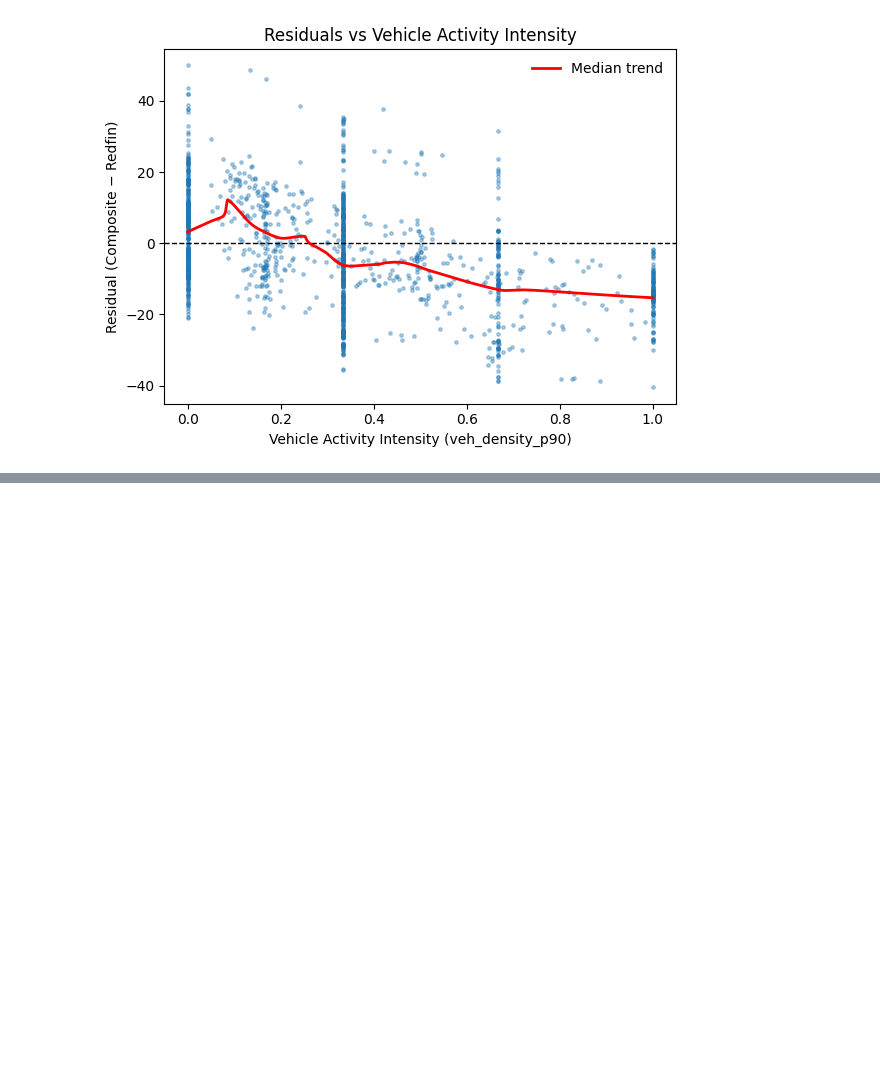
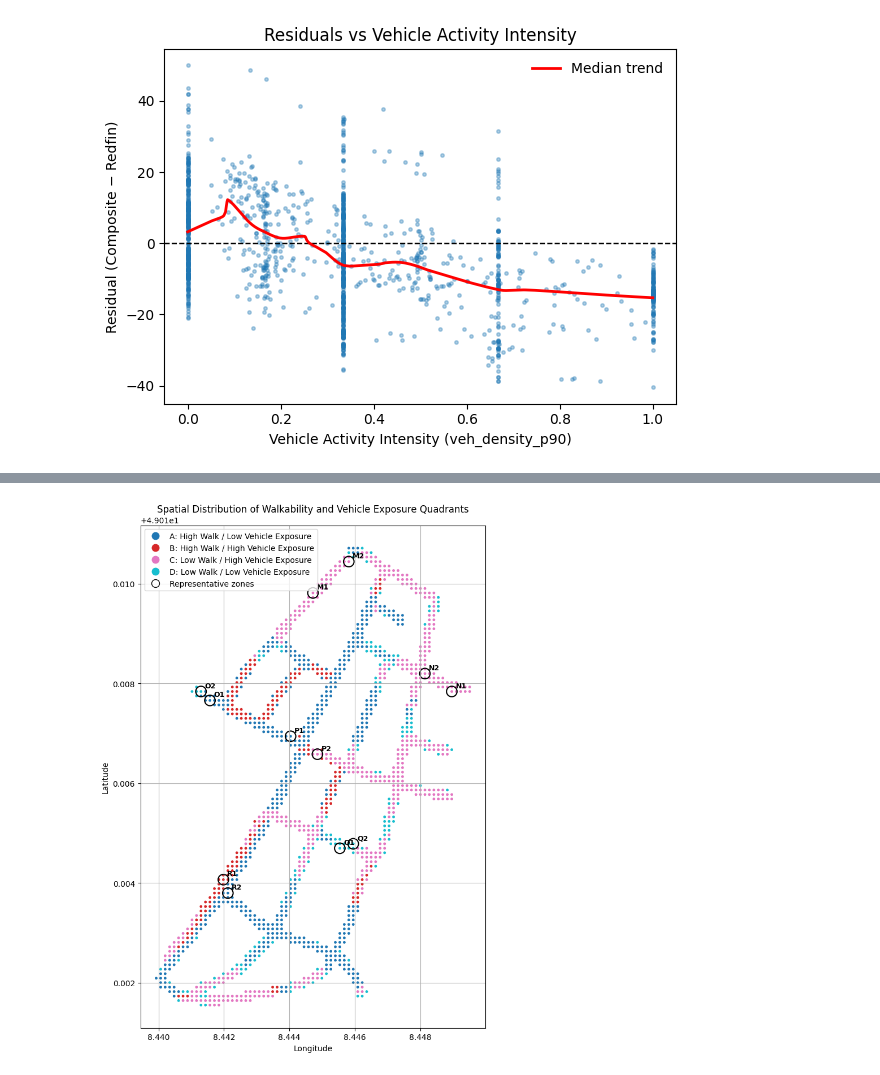
Before and after one commit to IffathBinta/walkability_score, a Jupyter notebook: notebooks/redfin.ipynb, the cells around one changed output, grey strips where cells are left out. Cells and saved outputs as stored; diff of their text form; code cells hidden in the pictures; blank space fills up the shorter version.

```diff
--- a/notebooks/redfin.ipynb
+++ b/notebooks/redfin.ipynb
@@ -184,0 +300,75 @@ plot_grid(df_merge, "quad.html","quad_class","Quad Class", cmap=cmap)
+# %%
+
+quad_colors = {
+    "A": "tab:blue",
+    "B": "tab:red",
+    "C": "tab:pink",
+    "D": "tab:cyan",
+}
+
+quad_labels = {
+    "A": "A: High Walk / Low Vehicle Exposure",
+    "B": "B: High Walk / High Vehicle Exposure",
+    "C": "C: Low Walk / High Vehicle Exposure",
+    "D": "D: Low Walk / Low Vehicle Exposure",
+}
+
+gdf["quad_color"] = gdf["quad_class"].map(quad_colors)
+
+fig, ax = plt.subplots(figsize=(10, 10))
+
+# Plot quadrant points
+gdf.plot(ax=ax, column="quad_class", legend=True, categorical=True, markersize=6)
+# Plot representative zones as circles
+gdf_zones.plot(
+    ax=ax,
+    marker="o",
+    facecolor="none",
+    edgecolor="black",
+    linewidth=1.5,
+    markersize=180,
+    label="Representative zones"
+)
+
+# Add zone labels
+for _, row in gdf_zones.iterrows():
+    ax.annotate(
+        row["zone_label"],
+        xy=(row.geometry.x, row.geometry.y),
+        xytext=(5, 5),
+        textcoords="offset points",
+        fontsize=9,
+        fontweight="bold",
+        color="black"
+    )
+
+# Custom legend for quadrant classes
+legend_elements = [
+    Line2D([0], [0], marker="o", color="w",
+           label=quad_labels[q],
+           markerfacecolor=quad_colors[q],
+           markeredgecolor=quad_colors[q],
+           markersize=9)
+    for q in ["A", "B", "C", "D"]
+]
+
+# Add representative zone legend
+legend_elements.append(
+    Line2D([0], [0], marker="o", color="black",
+           label="Representative zones",
+           markerfacecolor="none",
+           markeredgecolor="black",
+           markersize=10,
+           linewidth=0)
+)
+
+ax.legend(handles=legend_elements, loc="upper left")
+
+plt.title("Spatial Distribution of Walkability and Vehicle Exposure Quadrants")
+plt.xlabel("Longitude")
+plt.ylabel("Latitude")
+plt.grid(True)
+plt.tight_layout()
+plt.show()
+# %% [output]
+[figure, added]
```
Also changed, not shown: parts of 21 cells of this notebook, 4 other files.
